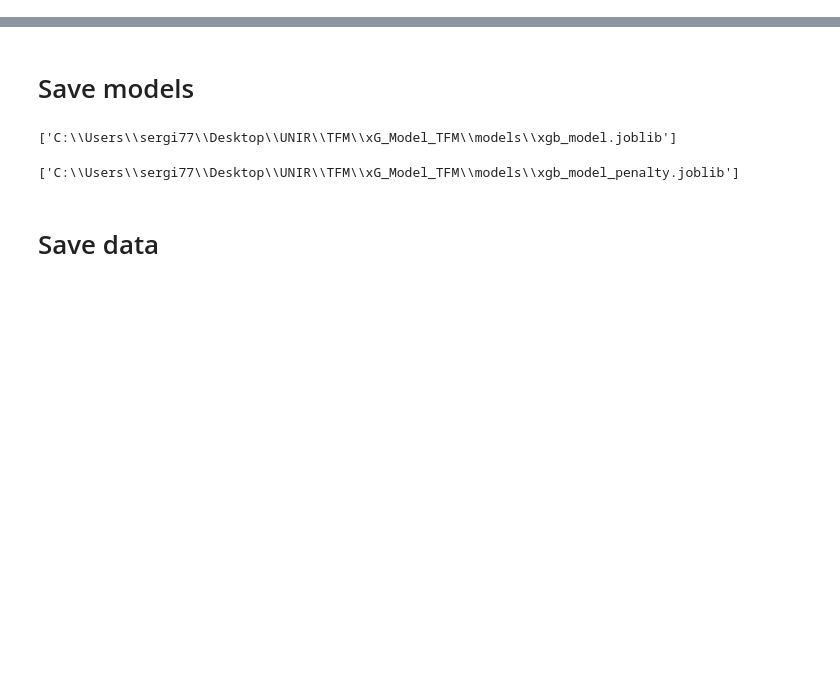
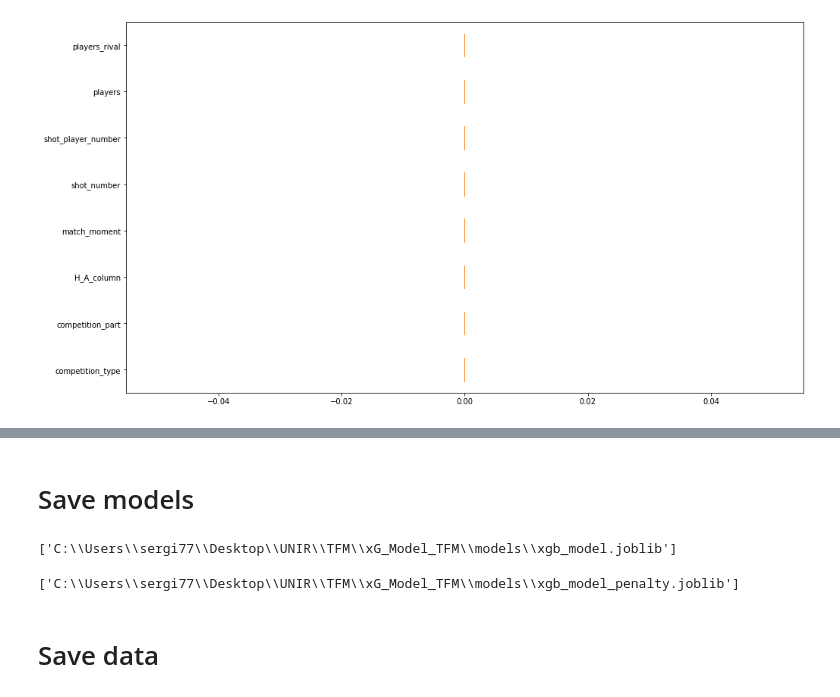
Before and after one commit to SergiRuizUNIR/TFG, a Jupyter notebook: 12_xG_Model_XGB.ipynb, the cells around one changed output, grey strips where cells are left out. Cells and saved outputs as stored; diff of their text form; code cells hidden in the pictures; blank space fills up the shorter version.

```diff
--- a/12_xG_Model_XGB.ipynb
+++ b/12_xG_Model_XGB.ipynb
@@ -214,0 +197,9 @@ bar_plot = ax.boxplot(perm_result_p.importances[sorted_idx].T, vert=False, label
+# %%
+# Permutation importance
+perm_result_xgb_p = permutation_importance(searchcv_xgb_p, X_penalty_train, y_penalty_train, n_repeats=10, random_state=42)
+df_perm_importance_xgb_p = pd.DataFrame({'Feature':X_penalty_train.columns,
+                                   'importance': perm_result_xgb_p.importances.mean(axis=1),
+                                   'std_dev': perm_result_xgb_p.importances.std(axis=1)})
+df_perm_importance_xgb_p.sort_values('importance', ascending=False, inplace=True)
+df_perm_importance_xgb_p.reset_index(drop=True, inplace=True)
+df_perm_importance_xgb_p
@@ -215,2 +216,8 @@ bar_plot = ax.boxplot(perm_result_p.importances[sorted_idx].T, vert=False, label
+# %%
+fig, ax = plt.subplots(figsize=(16, 9))
+sorted_idx = perm_result_xgb_p.importances_mean.argsort()
+bar_plot = ax.boxplot(perm_result_xgb_p.importances[sorted_idx].T, vert=False, labels=X_penalty_train.columns[sorted_idx])
+# %% [output]
+[figure, added]
 # %%
 # Calculate calibration curve on test data
```
Also changed, not shown: parts of 22 cells of this notebook, 2 other files.
